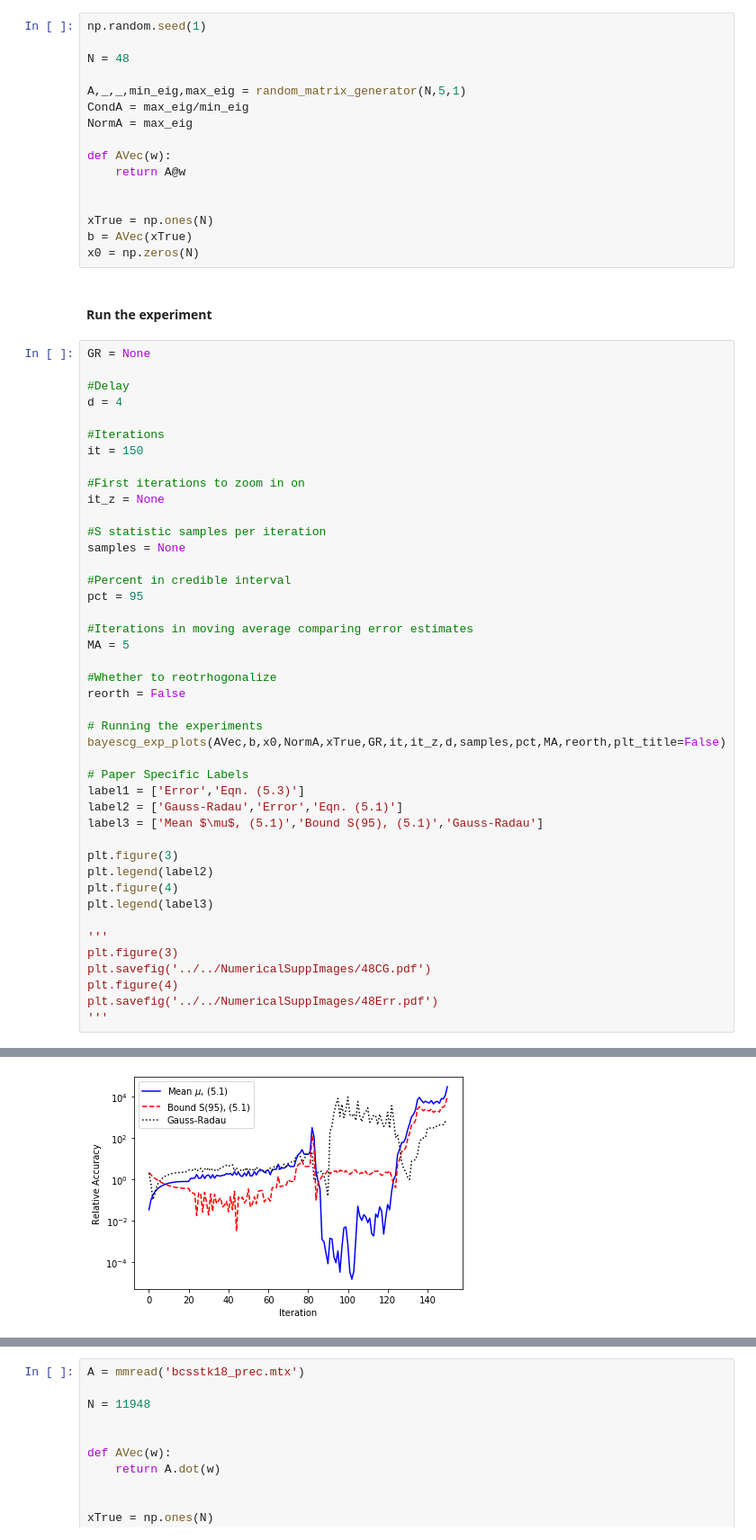
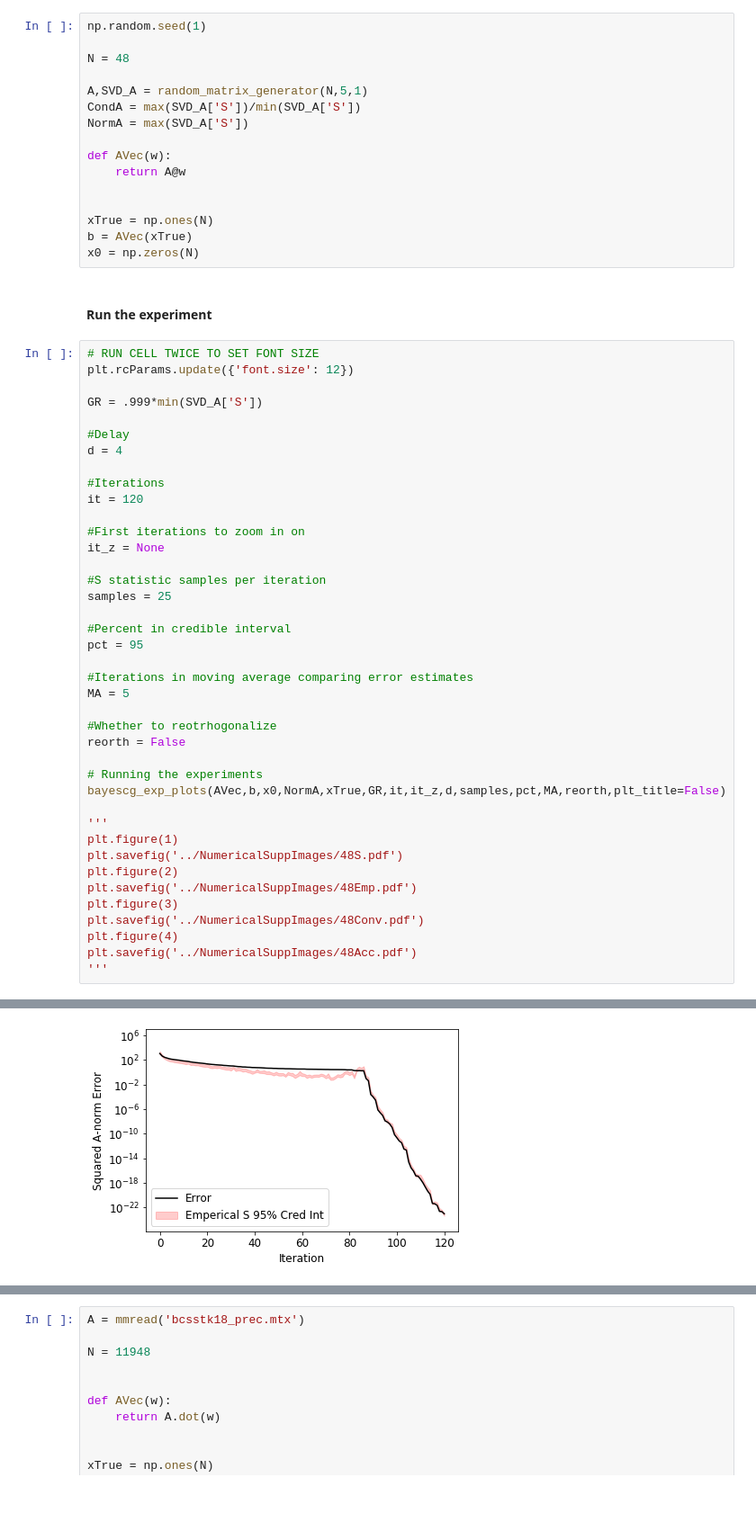
Before and after one commit to treid5/BayesCGKrylovPrior, a Jupyter notebook: BayesCGExperiments/Supplemental-Experiments.ipynb, the cells around one changed output, grey strips where cells are left out. Shown: that part at 90% size. Saved outputs shown, nothing was run; the diff lists cells and outputs as text; blank space fills up the shorter version.

```diff
--- a/BayesCGExperiments/Supplemental-Experiments.ipynb
+++ b/BayesCGExperiments/Supplemental-Experiments.ipynb
@@ -39,9 +37,9 @@ np.random.seed(1)
 
 N = 48
 
-A,_,_,min_eig,max_eig = random_matrix_generator(N,5,1)
-CondA = max_eig/min_eig
-NormA = max_eig
+A,SVD_A = random_matrix_generator(N,5,1)
+CondA = max(SVD_A['S'])/min(SVD_A['S'])
+NormA = max(SVD_A['S'])
 
 def AVec(w):
     return A@w
@@ -53,19 +51,22 @@ x0 = np.zeros(N)
 # %% [markdown]
 #### Run the experiment
 # %%
-GR = None
+# RUN CELL TWICE TO SET FONT SIZE
+plt.rcParams.update({'font.size': 12})
+
+GR = .999*min(SVD_A['S'])
 
 #Delay
 d = 4
 
 #Iterations
-it = 150
+it = 120
 
 #First iterations to zoom in on
 it_z = None
 
 #S statistic samples per iteration
-samples = None
+samples = 25
 
 #Percent in credible interval
 pct = 95
@@ -79,20 +80,14 @@ reorth = False
 # Running the experiments
 bayescg_exp_plots(AVec,b,x0,NormA,xTrue,GR,it,it_z,d,samples,pct,MA,reorth,plt_title=False)
 
-# Paper Specific Labels
-label1 = ['Error','Eqn. (5.3)']
-label2 = ['Gauss-Radau','Error','Eqn. (5.1)']
-label3 = ['Mean $\mu$, (5.1)','Bound S(95), (5.1)','Gauss-Radau']
-
+'''
+plt.figure(1)
+plt.savefig('../NumericalSuppImages/48S.pdf')
+plt.figure(2)
+plt.savefig('../NumericalSuppImages/48Emp.pdf')
 plt.figure(3)
-plt.legend(label2)
+plt.savefig('../NumericalSuppImages/48Conv.pdf')
 plt.figure(4)
-plt.legend(label3)
-
+plt.savefig('../NumericalSuppImages/48Acc.pdf')
 '''
-plt.figure(3)
-plt.savefig('../../NumericalSuppImages/48CG.pdf')
-plt.figure(4)
-plt.savefig('../../NumericalSuppImages/48Err.pdf')
-'''
 # %% [output]
@@ -100 +95 @@ plt.savefig('../../NumericalSuppImages/48Err.pdf')
-[figure, old version]
+[figure, new version]
```
Also changed, not shown: parts of 23 cells of this notebook, 6 other files.
